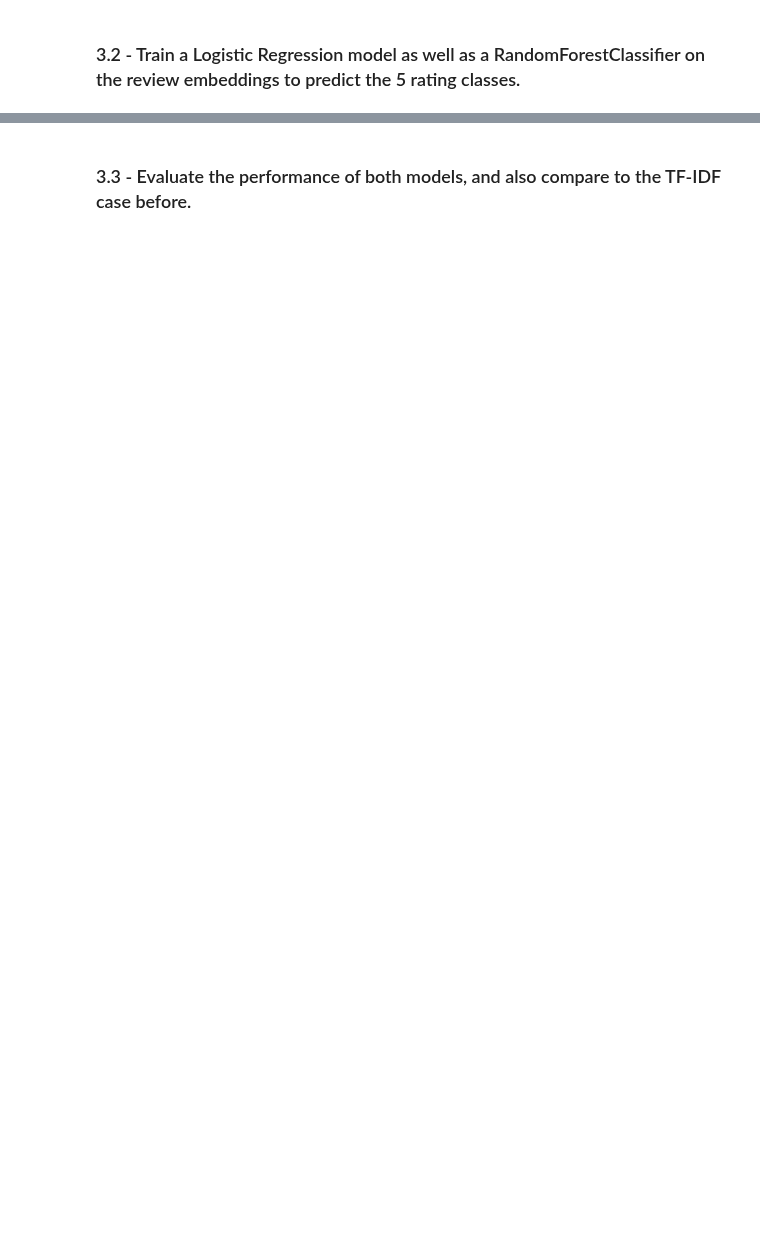
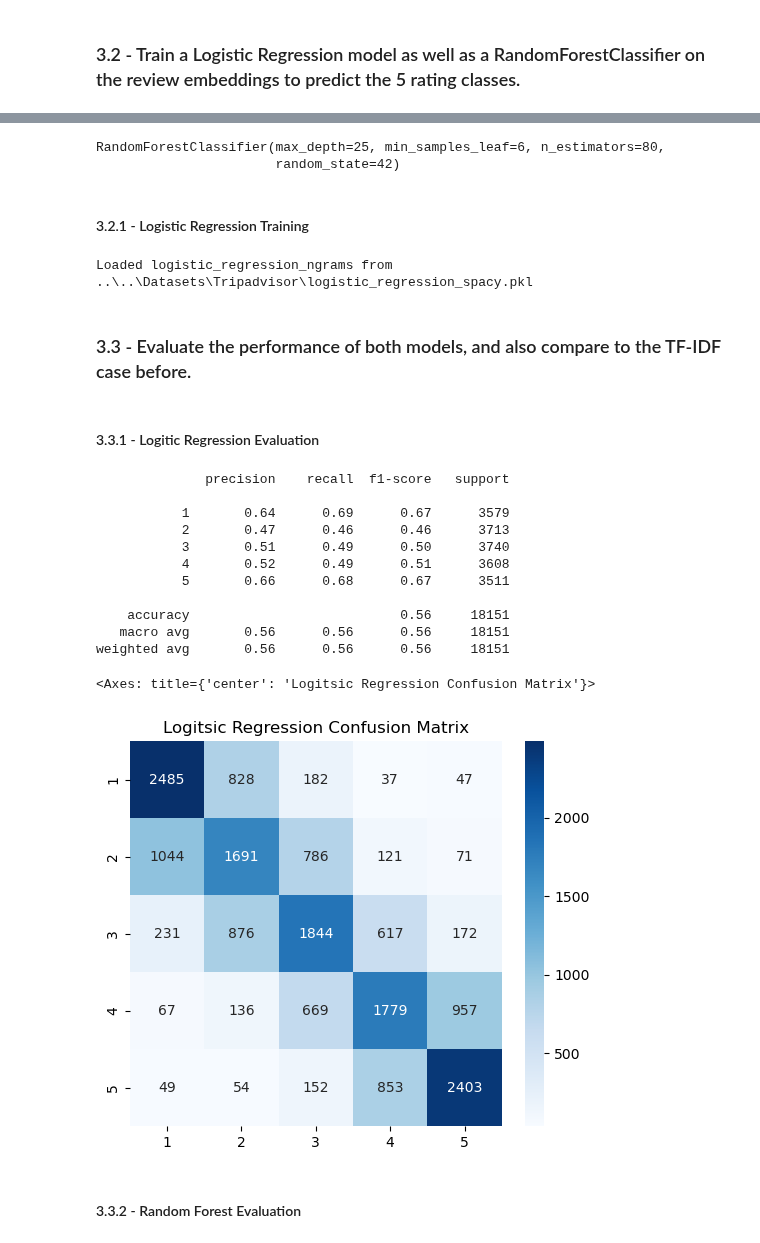
Before and after one commit to Knerten0815/data_science_course, a Jupyter notebook: notebooks/portfolio 3/data_science_MMI_portfolio_03_sentiment_analysis_template.ipynb, the cells around one changed output, grey strips where cells are left out. Cells and saved outputs as stored; diff of their text form; code cells hidden in the pictures; blank space fills up the shorter version.

```diff
--- a/notebooks/portfolio 3/data_science_MMI_portfolio_03_sentiment_analysis_template.ipynb
+++ b/notebooks/portfolio 3/data_science_MMI_portfolio_03_sentiment_analysis_template.ipynb
@@ -709,2 +850,64 @@ Linear Regression with 1- and 2-grams:
+# %%
+max_depth = grid_search.best_params_['max_depth']
+min_samples_leaf = grid_search.best_params_['min_samples_leaf']
+n_estimators = grid_search.best_params_['n_estimators']
+
+# train model
+random_forest = RandomForestClassifier(max_depth=max_depth, min_samples_leaf=min_samples_leaf, n_estimators=n_estimators, random_state=42)
+random_forest.fit(X_train_spacy, y_train_spacy)
+# %% [output]
+RandomForestClassifier(max_depth=25, min_samples_leaf=6, n_estimators=80,
+                       random_state=42)
+# %% [markdown]
+#### 3.2.1 - Logistic Regression Training
+# %%
+filepath = os.path.join(path, "logistic_regression_spacy.pkl")
+
+try:
+    with open(filepath, 'rb') as file:
+        logistic_regression_spacy = joblib.load(filepath)
+
+    print(f"Loaded logistic_regression_ngrams from {filepath}")
+
+except:
+    print(f"Found nothing at {filepath}. Calculating...")
+    logistic_regression_spacy = LogisticRegression(max_iter=1000)
+    logistic_regression_spacy.fit(X_train_spacy, y_train_spacy)
+
+    joblib.dump(logistic_regression_spacy, filepath)
+    print(f"Saved logistic_regression_spacy to {filepath}")
+# %% [output]
+Loaded logistic_regression_ngrams from ..\..\Datasets\Tripadvisor\logistic_regression_spacy.pkl
 # %% [markdown]
 ### 3.3 - Evaluate the performance of both models, and also compare to the TF-IDF case before.
+# %% [markdown]
+#### 3.3.1 - Logitic Regression Evaluation
+# %%
+logistic_spacy_pred = logistic_regression_spacy.predict(X_test_spacy)
+# %%
+from sklearn.metrics import confusion_matrix, classification_report
+
+print(classification_report(y_test, logistic_spacy_pred))
+
+fig, ax = plt.subplots(figsize=(6, 5), dpi=100)
+ax.set_title("Logitsic Regression Confusion Matrix")
+sb.heatmap(confusion_matrix(y_test, logistic_spacy_pred),
+           annot=True, cmap='Blues', fmt="g",
+           xticklabels=logistic_regression_spacy.classes_,
+           yticklabels=logistic_regression_spacy.classes_)
+# %% [output]
+              precision    recall  f1-score   support
+
+           1       0.64      0.69      0.67      3579
+           2       0.47      0.46      0.46      3713
+           3       0.51      0.49      0.50      3740
+           4       0.52      0.49      0.51      3608
+           5       0.66      0.68      0.67      3511
+
+    accuracy                           0.56     18151
+   macro avg       0.56      0.56      0.56     18151
+weighted avg       0.56      0.56      0.56     18151
+<Axes: title={'center': 'Logitsic Regression Confusion Matrix'}>
+[figure, added]
+# %% [markdown]
+#### 3.3.2 - Random Forest Evaluation
```
Also changed, not shown: parts of 19 cells of this notebook.
